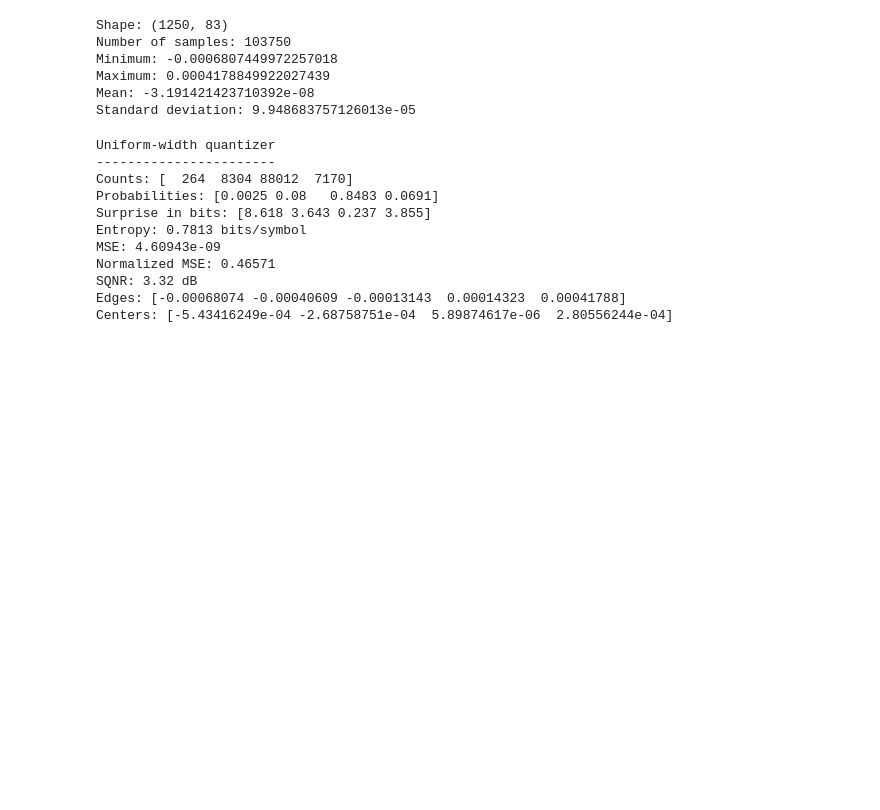
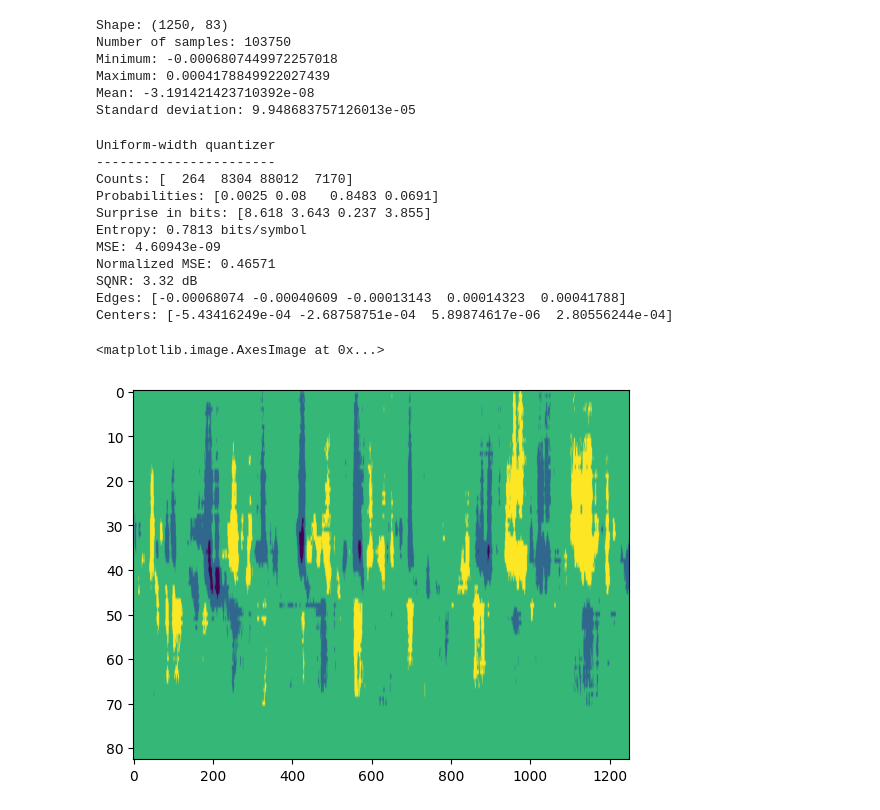
Before and after one commit to mariakesa/QuantumCryptography, a Jupyter notebook: InfoTheoryForBCI/001/quantizaiton.ipynb, the cells around one changed output. Drawn from its saved outputs; the diff is of its cells as text; code cells hidden in the pictures; blank space fills up the shorter version.

```diff
--- a/InfoTheoryForBCI/001/quantizaiton.ipynb
+++ b/InfoTheoryForBCI/001/quantizaiton.ipynb
@@ -133,3 +133,8 @@ Normalized MSE: 0.46571
 SQNR: 3.32 dB
 Edges: [-0.00068074 -0.00040609 -0.00013143  0.00014323  0.00041788]
 Centers: [-5.43416249e-04 -2.68758751e-04  5.89874617e-06  2.80556244e-04]
+# %%
+plt.imshow(uniform_recon.reshape(x.shape).T, aspect="auto", cmap="viridis")
+# %% [output]
+<matplotlib.image.AxesImage at 0x...>
+[figure, added]
```
Also changed, not shown: parts of 1 cell of this notebook.
